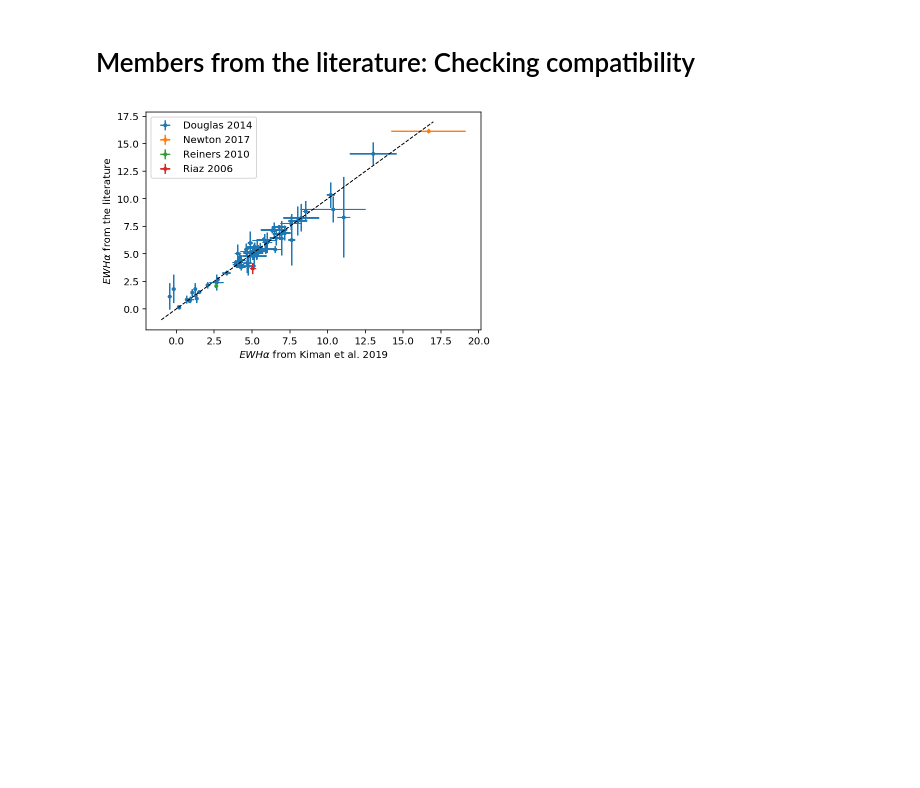
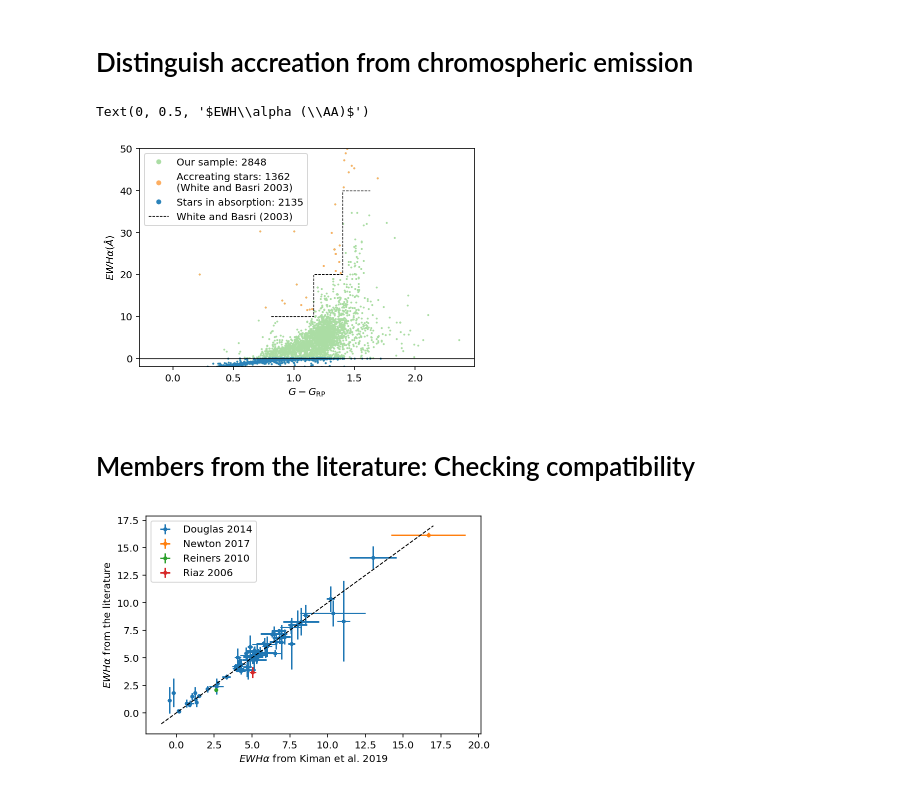
Before and after one commit to rkiman/M-dwarfs-Age-Activity-Relation, a Jupyter notebook: Banyan.ipynb, the cells around one changed output. Saved outputs shown, nothing was run; the diff lists cells and outputs as text; code cells hidden in the pictures; blank space fills up the shorter version.

Commit message:
Remove accreating stars,low SNR and organized notebook

```diff
--- a/Banyan.ipynb
+++ b/Banyan.ipynb
@@ -9,3 +9,5 @@ import matplotlib.pyplot as plt
 from astropy.coordinates import SkyCoord  # High-level coordinates
 import astropy.units as u
 %config InlineBackend.figure_format = 'retina'
+# %%
+mg_literature = Table.read('Catalogs/mactivity_movinggroups_gaia.fits')
@@ -11,0 +17,2 @@ import astropy.units as u
+# %% [markdown]
+# Distinguish accreation from chromospheric emission
@@ -12,3 +35,39 @@ import astropy.units as u
+# %%
+mask_acc = []
+for x,y in zip(mg_literature['phot_g_mean_mag']-mg_literature['phot_rp_mean_mag'],mg_literature['ewha']):
+    mask_acc.append(def_mask_acc(x,y))
+mask_acc = np.array(mask_acc)
+
+mask_abs = mg_literature['ewha'] > 0
+
+mask_snr_ha = mg_literature['ewha']/mg_literature['ewha_error'] > 3
+# %%
+N = 10
+linewidth = 0.7
+x1 = np.linspace(spt_to_g_rp(-.7),spt_to_g_rp(2.7),N)
+y1 = np.ones(N)*10
+x2 = np.linspace(spt_to_g_rp(2.7),spt_to_g_rp(5.7),N)
+y2 = np.ones(N)*20
+x3 = np.linspace(spt_to_g_rp(5.7),spt_to_g_rp(10),N)
+y3 = np.ones(N)*40
+plt.plot(mg_literature['phot_g_mean_mag']-mg_literature['phot_rp_mean_mag'],mg_literature['ewha'],
+         '.',markersize=2,color='#abdda4',label='Our sample: {}'.format(len(mg_literature['phot_rp_mean_mag'][mask_acc*mask_abs])))
+plt.plot(mg_literature['phot_g_mean_mag'][~mask_acc]-mg_literature['phot_rp_mean_mag'][~mask_acc],mg_literature['ewha'][~mask_acc],
+         '.',markersize=2,label='Accreating stars: {}\n(White and Basri 2003)'.format(len(mg_literature['phot_rp_mean_mag'][~mask_acc]))
+         ,color='#fdae61')
+plt.plot(mg_literature['phot_g_mean_mag'][~mask_abs]-mg_literature['phot_rp_mean_mag'][~mask_abs],mg_literature['ewha'][~mask_abs],
+         '.',markersize=2,label='Stars in absorption: {}'.format(len(mg_literature['phot_g_mean_mag'][~mask_abs])),
+         color='#2b83ba')
+plt.plot(np.concatenate((x1,x2,x3)),np.concatenate((y1,y2,y3)),'--k',linewidth=linewidth,
+         label='White and Basri (2003)')
+plt.axhline(y=0,color='k',linewidth=linewidth)
+plt.ylim(-2,50)
+plt.legend(markerscale=4)
+plt.xlabel(r'$G-G_{\rm RP}$')
+plt.ylabel(r'$EWH\alpha (\AA)$')
+# %% [output]
+Text(0, 0.5, '$EWH\\alpha (\\AA)$')
+[figure, added]
 # %% [markdown]
 # Members from the literature: Checking compatibility
 # %%
```
Also changed, not shown: parts of 50 cells of this notebook.
